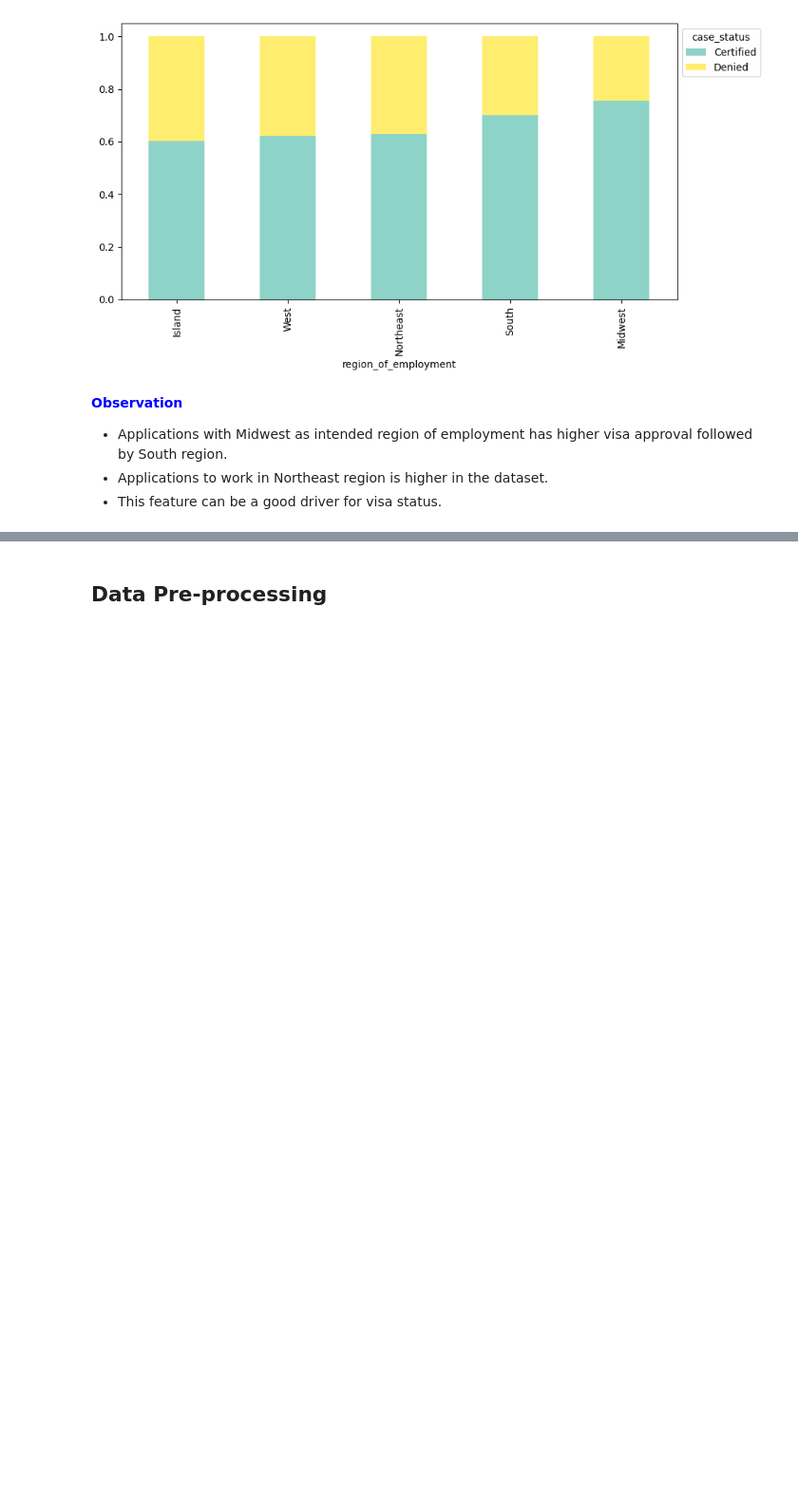
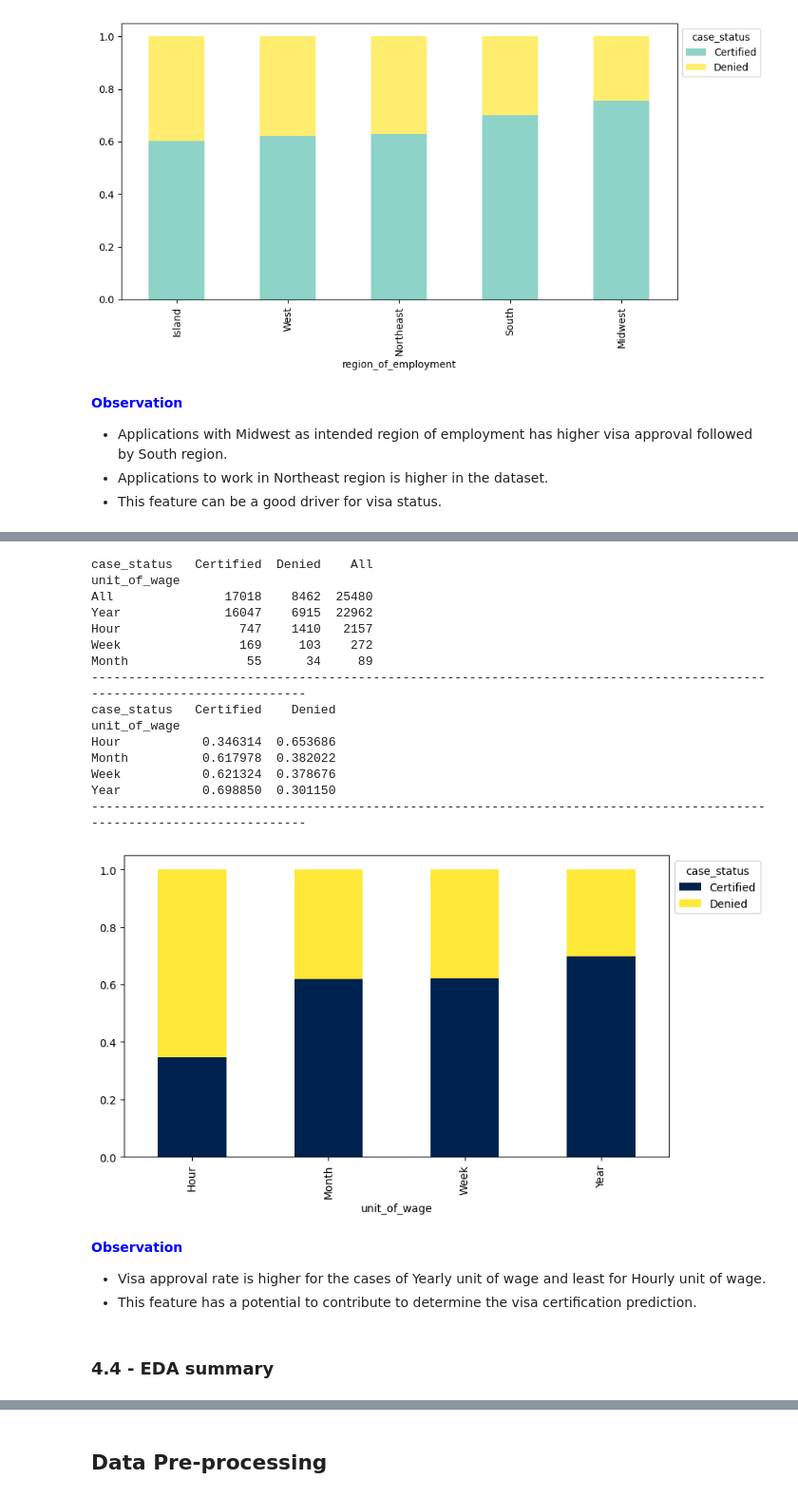
Before and after one commit to RashmiJK/PGP-AIML-EasyVisa-AML, a Jupyter notebook: easyvisa_modeling.ipynb, the cells around one changed output, grey strips where cells are left out. Shown at 95% size. Drawn from its saved outputs; the diff is of its cells as text; code cells hidden in the pictures; blank space fills up the shorter version.

```diff
--- a/easyvisa_modeling.ipynb
+++ b/easyvisa_modeling.ipynb
@@ -798,2 +811,25 @@ distribution_plot_wrt_target('_______') ## Complete the code to find distributio
 # %%
-stacked_barplot('_______') ## Complete the code to plot stacked barplot for unit of wage and case status
+stacked_barplot(data, "unit_of_wage", "case_status", colormap='cividis')
+# %% [output]
+case_status   Certified  Denied    All
+unit_of_wage
+All               17018    8462  25480
+Year              16047    6915  22962
+Hour                747    1410   2157
+Week                169     103    272
+Month                55      34     89
+------------------------------------------------------------------------------------------------------------------------
+case_status   Certified    Denied
+unit_of_wage
+Hour           0.346314  0.653686
+Month          0.617978  0.382022
+Week           0.621324  0.378676
+Year           0.698850  0.301150
+------------------------------------------------------------------------------------------------------------------------
+[figure, added]
+# %% [markdown]
+<span style="color: blue;">**Observation**</span>
+* Visa approval rate is higher for the cases of Yearly unit of wage and least for Hourly unit of wage.
+* This feature has a potential to contribute to determine the visa certification prediction.
+# %% [markdown]
+### 4.4 - EDA summary
```
Also changed, not shown: parts of 10 cells of this notebook.
